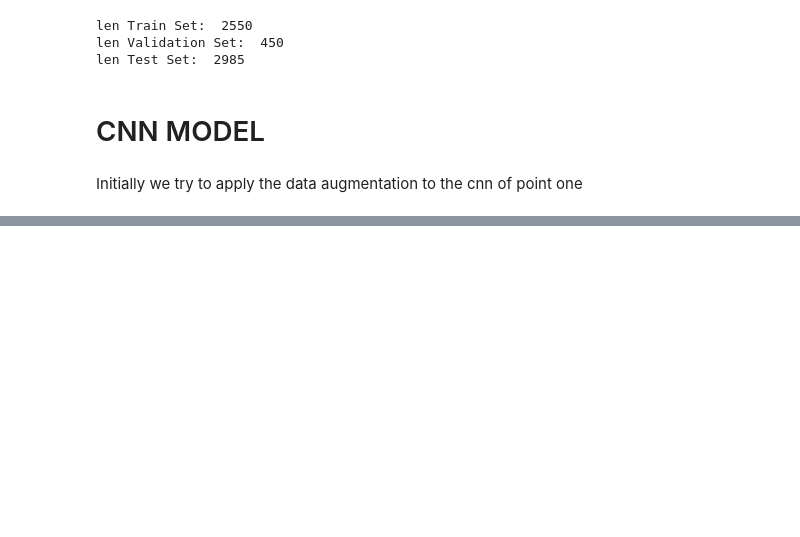
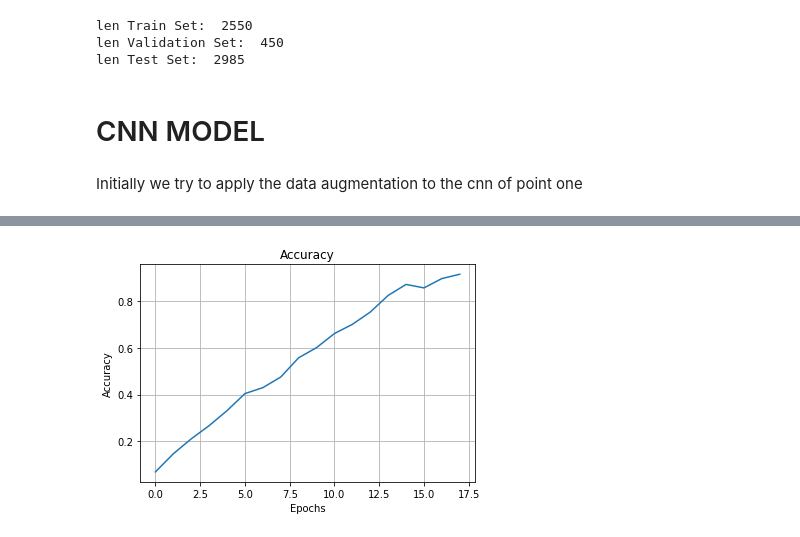
Before and after one commit to Gideon996/Computer-Vision-2020, a Jupyter notebook: Point_Two.ipynb, the cells around one changed output, grey strips where cells are left out. Cells and saved outputs as stored; diff of their text form; code cells hidden in the pictures; blank space fills up the shorter version.

```diff
--- a/Point_Two.ipynb
+++ b/Point_Two.ipynb
@@ -127,0 +145,4 @@ baseModel.evaluate(xTest, yTestCategorical)
+# %%
+pltu.plottingAccuracy(history, "images_point_two")
+# %% [output]
+[figure, added]
```
Also changed, not shown: parts of 9 cells of this notebook.
